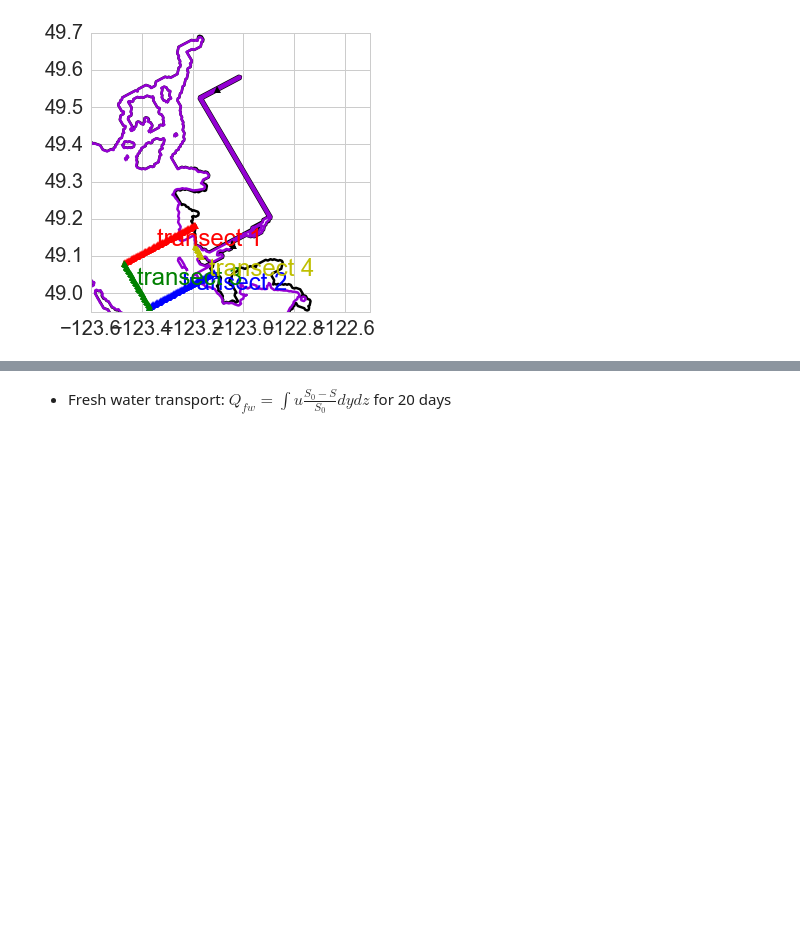
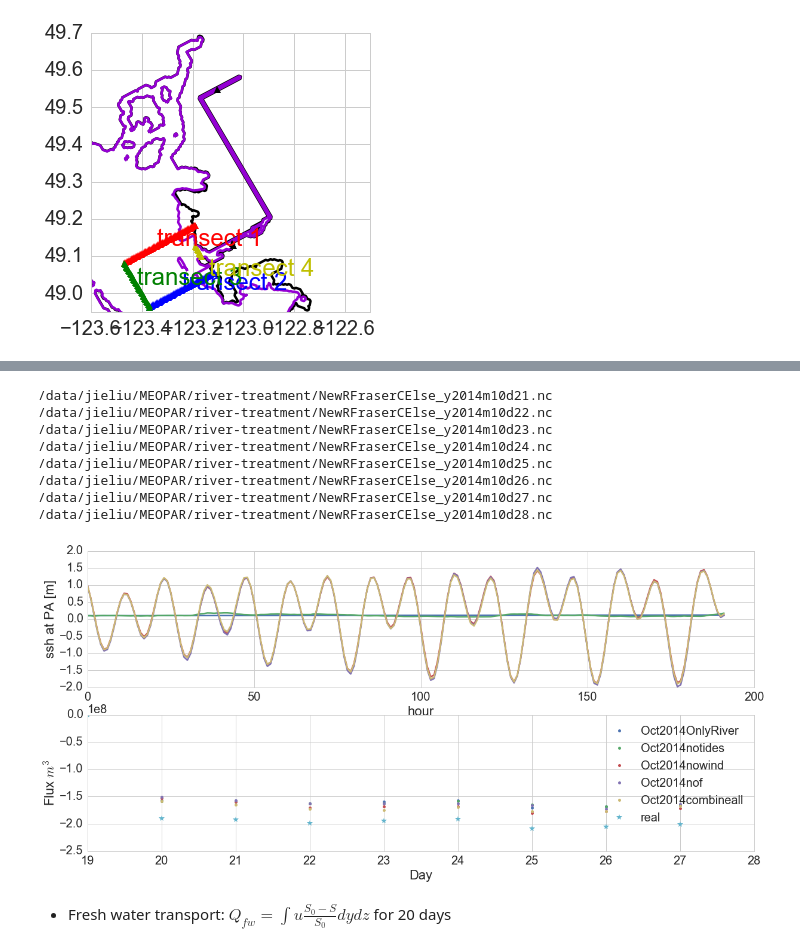
Before and after one commit to SalishSeaCast/analysis-jie, a Jupyter notebook: jie/surface_current/SaltFreshFlux.ipynb, the cells around one changed output, grey strips where cells are left out. Cells and saved outputs as stored; diff of their text form; code cells hidden in the pictures; blank space fills up the shorter version.

```diff
--- a/jie/surface_current/SaltFreshFlux.ipynb
+++ b/jie/surface_current/SaltFreshFlux.ipynb
@@ -238,3 +282,16 @@ def plot_series_transportDaily(S,U,V,ssh,lon,lat,depU,depV,tran,tst,ten,S0,fresh
+# %%
+## day 21 ~ day 29
+plot_series_transportDaily(S,U,V,ssh,lon,lat,depU,depV,'4',480,671,30,data_start =2, fresh_flag='None')
+# %% [output]
+/data/jieliu/MEOPAR/river-treatment/NewRFraserCElse_y2014m10d21.nc
+/data/jieliu/MEOPAR/river-treatment/NewRFraserCElse_y2014m10d22.nc
+/data/jieliu/MEOPAR/river-treatment/NewRFraserCElse_y2014m10d23.nc
+/data/jieliu/MEOPAR/river-treatment/NewRFraserCElse_y2014m10d24.nc
+/data/jieliu/MEOPAR/river-treatment/NewRFraserCElse_y2014m10d25.nc
+/data/jieliu/MEOPAR/river-treatment/NewRFraserCElse_y2014m10d26.nc
+/data/jieliu/MEOPAR/river-treatment/NewRFraserCElse_y2014m10d27.nc
+/data/jieliu/MEOPAR/river-treatment/NewRFraserCElse_y2014m10d28.nc
+[figure, added]
 # %% [markdown]
 * Fresh water transport:
 $Q_{fw} = \int {u}\frac{S_{0}-S}{S_{0}}dydz$
```
Also changed, not shown: parts of 8 cells of this notebook.
